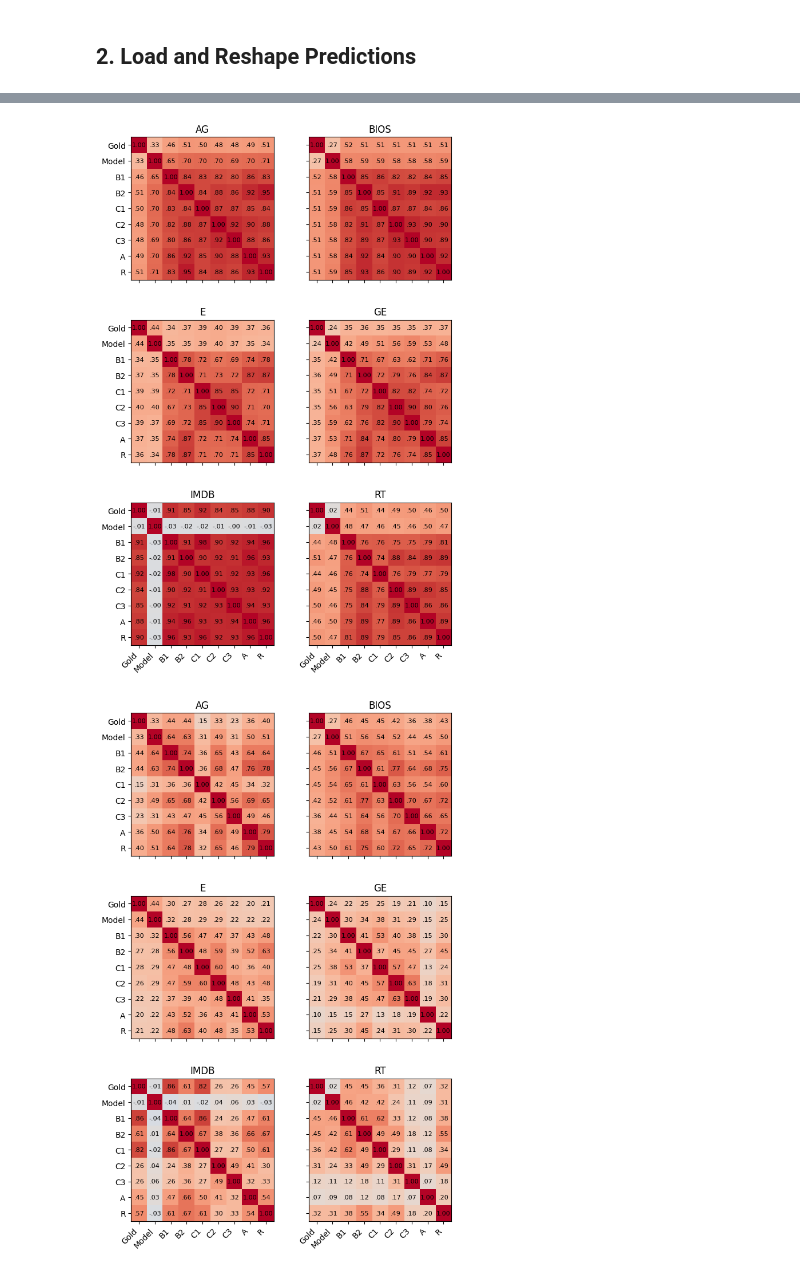
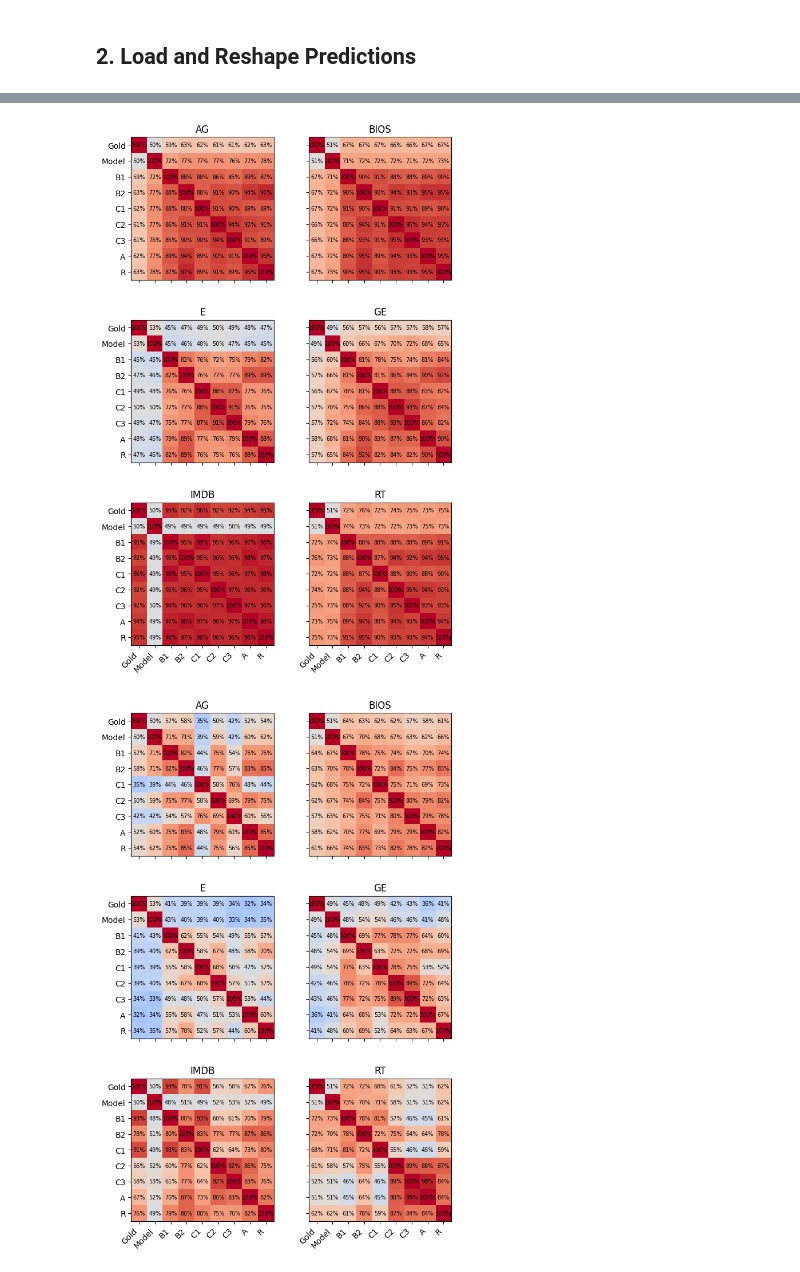
Before and after one commit to AntoninPoche/simulatability_shortcut, a Jupyter notebook: notebooks/6_judge_consistency.ipynb, the cells around one changed output, grey strips where cells are left out. Saved outputs shown, nothing was run; the diff lists cells and outputs as text; code cells hidden in the pictures.

```diff
--- a/notebooks/6_judge_consistency.ipynb
+++ b/notebooks/6_judge_consistency.ipynb
@@ -275,11 +234,11 @@ plot_matrix(summary_matrix, output_slug='summary')
 # %%
-matrices = {}
+agreement_matrices = {}
 for (judge, thinking, dataset), group in wide.groupby(['judge', 'thinking', 'dataset'], dropna=False):
     key = (judge, bool(thinking), dataset)
-    matrices[key] = association_matrix(group)
+    agreement_matrices[key] = exact_agreement_matrix(group)
 
-def plot_judge_matrices(judge, thinking):
-    datasets = sorted(dataset for j, t, dataset in matrices if j == judge and t == thinking)
+def plot_judge_agreement_matrices(judge, thinking):
+    datasets = sorted(dataset for j, t, dataset in agreement_matrices if j == judge and t == thinking)
     if not datasets:
         return
     ncols = min(2, len(datasets))
@@ -287,10 +246,9 @@ def plot_judge_matrices(judge, thinking):
     fig, axes = plt.subplots(nrows, ncols, figsize=(7, 3.4 * nrows), squeeze=False)
     fig.subplots_adjust(left=0.08, right=0.99, bottom=0.07, top=0.94, wspace=-0.05, hspace=0.28)
     labels = [DISPLAY_NAMES.get(c, c) for c in LABEL_COLUMNS]
-    vmin = 0 if METRIC == 'agreement' else -1
     for panel_index, (axis, dataset) in enumerate(zip(axes.flat, datasets)):
-        values = matrices[(judge, thinking, dataset)].to_numpy(dtype=float)
-        axis.imshow(values, cmap='coolwarm', vmin=vmin, vmax=1)
+        values = agreement_matrices[(judge, thinking, dataset)].to_numpy(dtype=float)
+        axis.imshow(values, cmap='coolwarm', vmin=0, vmax=1)
         axis.set_title(dataset)
         panel_row, panel_col = divmod(panel_index, ncols)
         axis.set_xticks(range(len(labels)))
@@ -301,17 +259,17 @@ def plot_judge_matrices(judge, thinking):
             for column in range(len(labels)):
                 value = values[row, column]
                 if not np.isnan(value):
-                    text = f'{value:.2f}'.replace('0.', '.').replace('-.', '-.')
-                    axis.text(column, row, text, ha='center', va='center', fontsize=8, color='black')
+                    text = f'{value:.0%}'
+                    axis.text(column, row, text, ha='center', va='center', fontsize=7, color='black')
     for axis in axes.flat[len(datasets):]:
         axis.set_visible(False)
     if EXPORT_FIGURES:
         EXPORT_DIR.mkdir(parents=True, exist_ok=True)
         slug = judge.replace('/', '_')
         thinking_slug = '_thinking' if thinking else ''
-        fig.savefig(EXPORT_DIR / f'prediction_correlations_{METRIC}_{slug}{thinking_slug}.pdf', bbox_inches='tight')
+        fig.savefig(EXPORT_DIR / f'prediction_exact_agreement_{slug}{thinking_slug}.pdf', bbox_inches='tight')
     plt.show()
 
 for judge, thinking in wide[['judge', 'thinking']].drop_duplicates().sort_values(['judge', 'thinking']).itertuples(index=False, name=None):
-    plot_judge_matrices(judge, bool(thinking))
+    plot_judge_agreement_matrices(judge, bool(thinking))
 # %% [output]
@@ -319,2 +277,2 @@ for judge, thinking in wide[['judge', 'thinking']].drop_duplicates().sort_values
-[figure, old version]
+[figure, new version]
-[figure, old version]
+[figure, new version]
```
Also changed, not shown: parts of 11 cells of this notebook, 3 other files.
